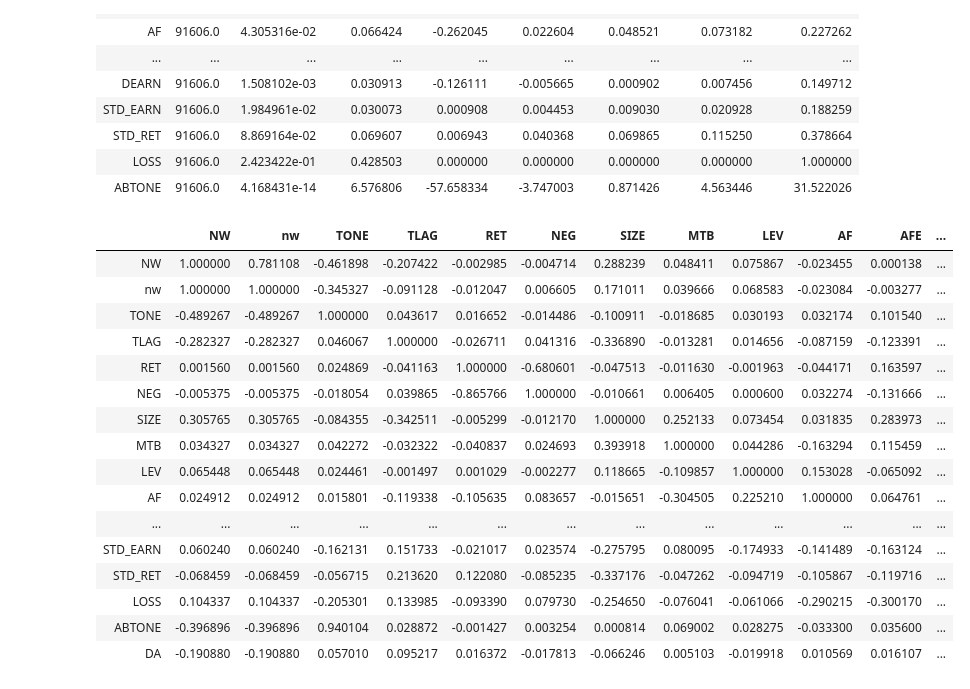
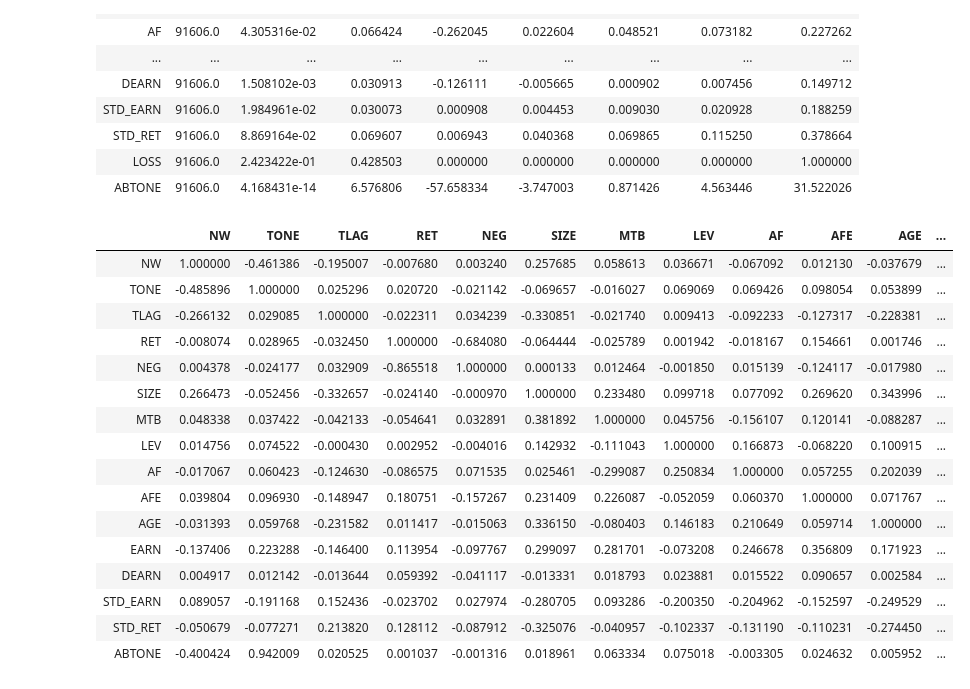
Before and after one commit to fengzhi22/narrative_conservatism, a Jupyter notebook: code/4_statistics_10-Q_ABTONE.ipynb, the cells around one changed output. Cells and saved outputs as stored; diff of their text form; code cells hidden in the pictures.

```diff
--- a/code/4_statistics_10-Q_ABTONE.ipynb
+++ b/code/4_statistics_10-Q_ABTONE.ipynb
@@ -334,10 +334,10 @@ crsp_comp_edgar_ibes_seg
 # crsp_comp_edgar_ibes_seg.to_csv('..\\filings\\crsp_comp_edgar_ibes_seg_DA_10-Q.csv', index = 0)
 # %%
 ########################################################################################
-############### Table 3: Summary Statistics and Correlation Matrix #####################
+########### Table 1 - Panel A: Summary Statistics and Correlation Matrix ###############
 ########################################################################################
 
-############# Table 3 Panel A: Summary statistics for selected variables
+############# Table 1 Panel A: Summary statistics for selected variables
 ######### Variable groups:
 # 1st line: textual variables, generally consistent with LM's summary statistics
 # 2nd line: fundamental variables (main)
@@ -348,7 +348,7 @@ selected_vars = crsp_comp_edgar_ibes_seg[['NW','nw', 'TONE','TLAG', \
                                         # 'DA'
                                         ]]
 
-T3PA = selected_vars.describe().transpose()
+T1PA = selected_vars.describe().transpose()
 
 ############# Summary statistics for all raw and processed variables
 full_summary = crsp_comp_edgar_ibes_seg.describe().transpose()
@@ -361,15 +361,16 @@ if os.path.exists(table_path) == True:
     writer.book = book
     writer.sheets = dict((ws.title, ws) for ws in book.worksheets)
 
-    T3PA.to_excel(writer, sheet_name='T3PA_raw', float_format="%.4f")
+    T1PA.to_excel(writer, sheet_name='T1PA_raw', float_format="%.4f")
 
     writer.save()
     writer.close()
 
 else:
-    T3PA.to_excel(table_path, sheet_name='T3PA_raw', float_format="%.4f")
+    T1PA.to_excel(table_path, sheet_name='T1PA_raw', float_format="%.4f")
 
-T3PA
+T1PA.to_latex(buf = r'..\latex\table\T1PA.tex')
+T1PA
 # %% [output]
 |  | count | mean | std | min | 25% | 50% | 75% | max |
 | NW | 91606.0 | 8.945716e+00 | 0.763607 | 7.044033 | 8.423542 | 9.009570 | 9.477233 | 13.490002 |
@@ -393,51 +394,57 @@ T3PA
 # %%
 ############# Table 3 Panel B: Correlation matrix for selected variables
 ######### pearson correlation
-T3PB_pearson = selected_vars.loc[:, selected_vars.columns != 'nw'].corr(method='pearson')
+T1PB_pearson = selected_vars.loc[:, (selected_vars.columns != 'nw') & \
+                                 (selected_vars.columns != 'BUSSEG') & \
+                                 (selected_vars.columns != 'GEOSEG') & \
+                                 (selected_vars.columns != 'LOSS')].corr(method='pearson')
 
 # T3PB_pearson
 # %%
 ######### spearman correlation
-T3PB_spearman = selected_vars.loc[:, selected_vars.columns != 'nw'].corr(method='spearman')
+T1PB_spearman = selected_vars.loc[:, (selected_vars.columns != 'nw') & \
+                                 (selected_vars.columns != 'BUSSEG') & \
+                                 (selected_vars.columns != 'GEOSEG') & \
+                                 (selected_vars.columns != 'LOSS')].corr(method='spearman')
 
 # T3PB_spearman
 # %%
 ######### Combine two correlation matrices. right-up matrix: pearson; left-down matrix: spearman
-for row in list(range(0, len(T3PB_spearman.index))):
-    T3PB_spearman.iloc[row, row+1:] = T3PB_pearson.iloc[row, row+1:]
+for row in list(range(0, len(T1PB_spearman.index))):
+    T1PB_spearman.iloc[row, row+1:] = T1PB_pearson.iloc[row, row+1:]
 
 ##### Save T3PB
 table_path = '..\\output\\Tables.xlsx'
 if os.path.exists(table_path) == True:
     book = load_workbook(table_path)
     writer = pd.ExcelWriter(table_path, engine = 'openpyxl')
     writer.book = book
     writer.sheets = dict((ws.title, ws) for ws in book.worksheets)
 
-    T3PB_spearman.to_excel(writer, sheet_name='T3PB_raw', float_format="%.4f")
+    T1PB_spearman.to_excel(writer, sheet_name='T1PB_raw', float_format="%.4f")
 
     writer.save()
     writer.close()
 
 else:
-    T3PB_spearman.to_excel(table_path, sheet_name='T3PB_raw', float_format="%.4f")
+    T1PB_spearman.to_excel(table_path, sheet_name='T1PB_raw', float_format="%.4f")
 
-T3PB_spearman
+T1PB_spearman
 # %% [output]
-|  | NW | nw | TONE | TLAG | RET | NEG | SIZE | MTB | LEV | AF | AFE | ... |
-| NW | 1.000000 | 0.781108 | -0.461898 | -0.207422 | -0.002985 | -0.004714 | 0.288239 | 0.048411 | 0.075867 | -0.023455 | 0.000138 | ... |
-| nw | 1.000000 | 1.000000 | -0.345327 | -0.091128 | -0.012047 | 0.006605 | 0.171011 | 0.039666 | 0.068583 | -0.023084 | -0.003277 | ... |
-| TONE | -0.489267 | -0.489267 | 1.000000 | 0.043617 | 0.016652 | -0.014486 | -0.100911 | -0.018685 | 0.030193 | 0.032174 | 0.101540 | ... |
-| TLAG | -0.282327 | -0.282327 | 0.046067 | 1.000000 | -0.026711 | 0.041316 | -0.336890 | -0.013281 | 0.014656 | -0.087159 | -0.123391 | ... |
-| RET | 0.001560 | 0.001560 | 0.024869 | -0.041163 | 1.000000 | -0.680601 | -0.047513 | -0.011630 | -0.001963 | -0.044171 | 0.163597 | ... |
-| NEG | -0.005375 | -0.005375 | -0.018054 | 0.039865 | -0.865766 | 1.000000 | -0.010661 | 0.006405 | 0.000600 | 0.032274 | -0.131666 | ... |
-| SIZE | 0.305765 | 0.305765 | -0.084355 | -0.342511 | -0.005299 | -0.012170 | 1.000000 | 0.252133 | 0.073454 | 0.031835 | 0.283973 | ... |
-| MTB | 0.034327 | 0.034327 | 0.042272 | -0.032322 | -0.040837 | 0.024693 | 0.393918 | 1.000000 | 0.044286 | -0.163294 | 0.115459 | ... |
-| LEV | 0.065448 | 0.065448 | 0.024461 | -0.001497 | 0.001029 | -0.002277 | 0.118665 | -0.109857 | 1.000000 | 0.153028 | -0.065092 | ... |
-| AF | 0.024912 | 0.024912 | 0.015801 | -0.119338 | -0.105635 | 0.083657 | -0.015651 | -0.304505 | 0.225210 | 1.000000 | 0.064761 | ... |
-| ... | ... | ... | ... | ... | ... | ... | ... | ... | ... | ... | ... | ... |
-| STD_EARN | 0.060240 | 0.060240 | -0.162131 | 0.151733 | -0.021017 | 0.023574 | -0.275795 | 0.080095 | -0.174933 | -0.141489 | -0.163124 | ... |
-| STD_RET | -0.068459 | -0.068459 | -0.056715 | 0.213620 | 0.122080 | -0.085235 | -0.337176 | -0.047262 | -0.094719 | -0.105867 | -0.119716 | ... |
-| LOSS | 0.104337 | 0.104337 | -0.205301 | 0.133985 | -0.093390 | 0.079730 | -0.254650 | -0.076041 | -0.061066 | -0.290215 | -0.300170 | ... |
-| ABTONE | -0.396896 | -0.396896 | 0.940104 | 0.028872 | -0.001427 | 0.003254 | 0.000814 | 0.069002 | 0.028275 | -0.033300 | 0.035600 | ... |
-| DA | -0.190880 | -0.190880 | 0.057010 | 0.095217 | 0.016372 | -0.017813 | -0.066246 | 0.005103 | -0.019918 | 0.010569 | 0.016107 | ... |
+|  | NW | TONE | TLAG | RET | NEG | SIZE | MTB | LEV | AF | AFE | AGE | ... |
+| NW | 1.000000 | -0.461386 | -0.195007 | -0.007680 | 0.003240 | 0.257685 | 0.058613 | 0.036671 | -0.067092 | 0.012130 | -0.037679 | ... |
+| TONE | -0.485896 | 1.000000 | 0.025296 | 0.020720 | -0.021142 | -0.069657 | -0.016027 | 0.069069 | 0.069426 | 0.098054 | 0.053899 | ... |
+| TLAG | -0.266132 | 0.029085 | 1.000000 | -0.022311 | 0.034239 | -0.330851 | -0.021740 | 0.009413 | -0.092233 | -0.127317 | -0.228381 | ... |
+| RET | -0.008074 | 0.028965 | -0.032450 | 1.000000 | -0.684080 | -0.064444 | -0.025789 | 0.001942 | -0.018167 | 0.154661 | 0.001746 | ... |
+| NEG | 0.004378 | -0.024177 | 0.032909 | -0.865518 | 1.000000 | 0.000133 | 0.012464 | -0.001850 | 0.015139 | -0.124117 | -0.017980 | ... |
+| SIZE | 0.266473 | -0.052456 | -0.332657 | -0.024140 | -0.000970 | 1.000000 | 0.233480 | 0.099718 | 0.077092 | 0.269620 | 0.343996 | ... |
+| MTB | 0.048338 | 0.037422 | -0.042133 | -0.054641 | 0.032891 | 0.381892 | 1.000000 | 0.045756 | -0.156107 | 0.120141 | -0.088287 | ... |
+| LEV | 0.014756 | 0.074522 | -0.000430 | 0.002952 | -0.004016 | 0.142932 | -0.111043 | 1.000000 | 0.166873 | -0.068220 | 0.100915 | ... |
+| AF | -0.017067 | 0.060423 | -0.124630 | -0.086575 | 0.071535 | 0.025461 | -0.299087 | 0.250834 | 1.000000 | 0.057255 | 0.202039 | ... |
+| AFE | 0.039804 | 0.096930 | -0.148947 | 0.180751 | -0.157267 | 0.231409 | 0.226087 | -0.052059 | 0.060370 | 1.000000 | 0.071767 | ... |
+| AGE | -0.031393 | 0.059768 | -0.231582 | 0.011417 | -0.015063 | 0.336150 | -0.080403 | 0.146183 | 0.210649 | 0.059714 | 1.000000 | ... |
+| EARN | -0.137406 | 0.223288 | -0.146400 | 0.113954 | -0.097767 | 0.299097 | 0.281701 | -0.073208 | 0.246678 | 0.356809 | 0.171923 | ... |
+| DEARN | 0.004917 | 0.012142 | -0.013644 | 0.059392 | -0.041117 | -0.013331 | 0.018793 | 0.023881 | 0.015522 | 0.090657 | 0.002584 | ... |
+| STD_EARN | 0.089057 | -0.191168 | 0.152436 | -0.023702 | 0.027974 | -0.280705 | 0.093286 | -0.200350 | -0.204962 | -0.152597 | -0.249529 | ... |
+| STD_RET | -0.050679 | -0.077271 | 0.213820 | 0.128112 | -0.087912 | -0.325076 | -0.040957 | -0.102337 | -0.131190 | -0.110231 | -0.274450 | ... |
+| ABTONE | -0.400424 | 0.942009 | 0.020525 | 0.001037 | -0.001316 | 0.018961 | 0.063334 | 0.075018 | -0.003305 | 0.024632 | 0.005952 | ... |
```
Also changed, not shown: 45 other files.
